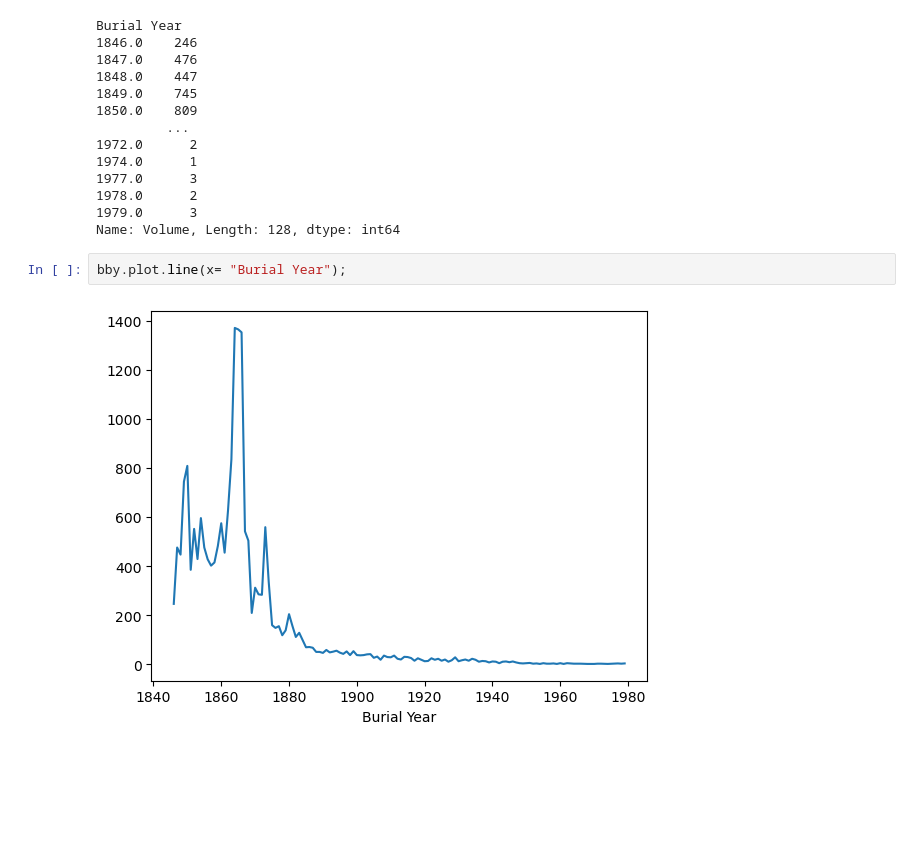
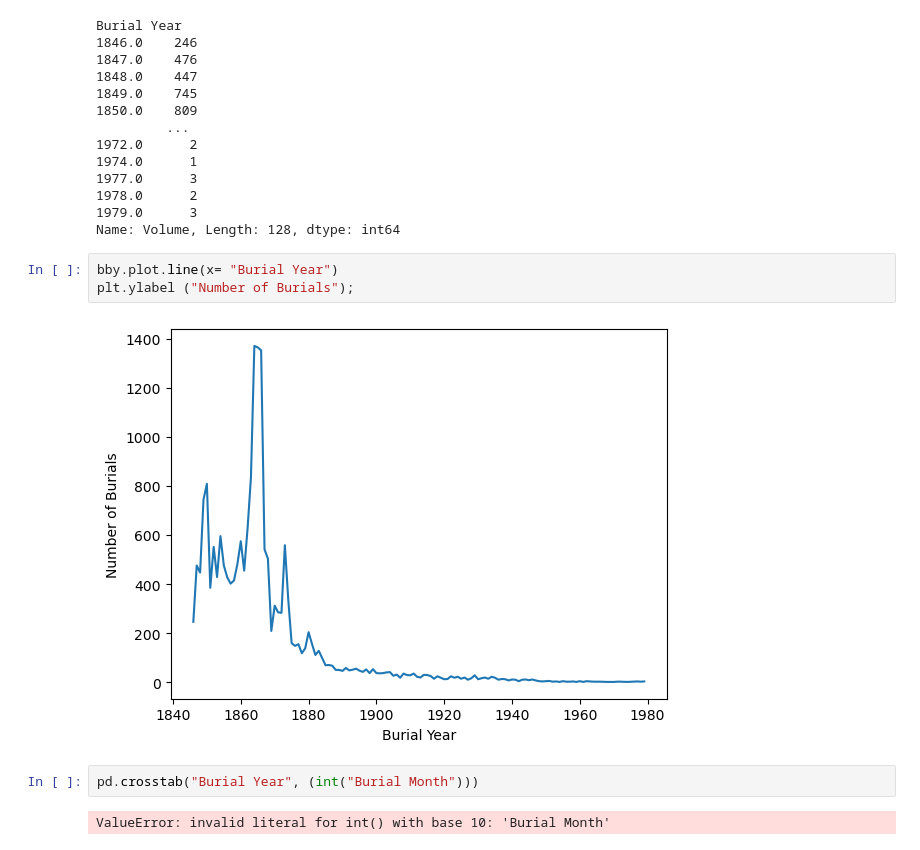
Before and after one commit to NSS-Data-Analytics-Cohort-10/advanced-pandas-SullivanAV, a Jupyter notebook: notebook/advanced_pandas.ipynb, the cells around one changed output. Drawn from its saved outputs; the diff is of its cells as text; blank space fills up the shorter version.

```diff
--- a/notebook/advanced_pandas.ipynb
+++ b/notebook/advanced_pandas.ipynb
@@ -68,6 +68,11 @@ Burial Year
 1979.0      3
 Name: Volume, Length: 128, dtype: int64
 # %%
-bby.plot.line(x= "Burial Year");
+bby.plot.line(x= "Burial Year")
+plt.ylabel ("Number of Burials");
 # %% [output]
-[figure, old version]
+[figure, new version]
+# %%
+pd.crosstab("Burial Year", (int("Burial Month")))
+# %% [output]
+ValueError: invalid literal for int() with base 10: 'Burial Month'
```
